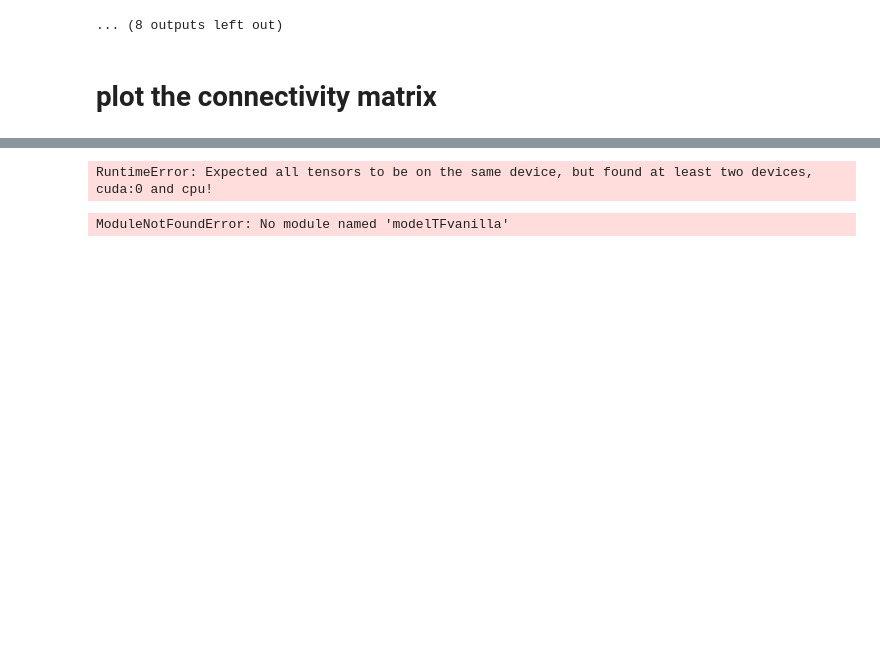
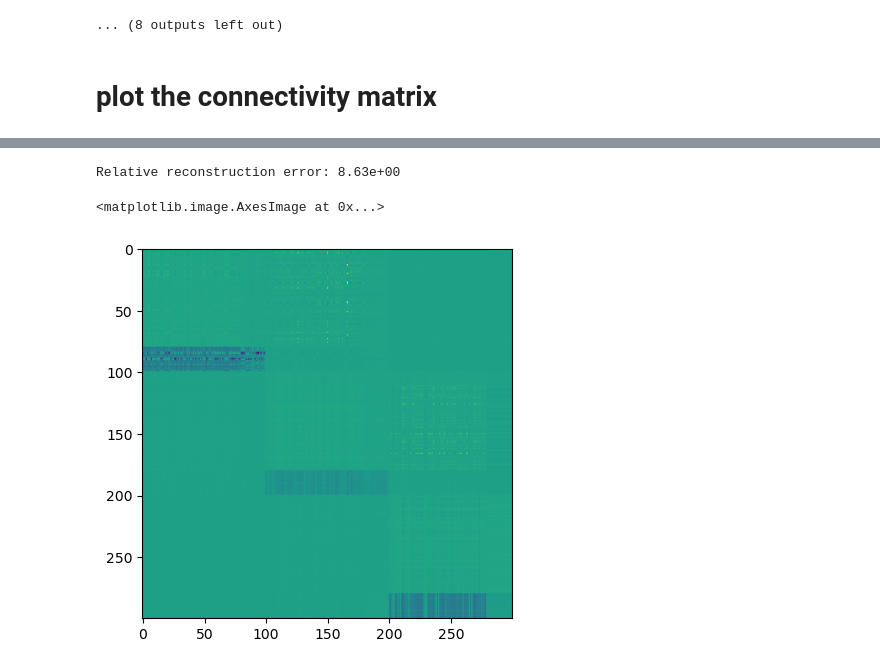
Before and after one commit to tianw6/lowrank_inference, a Jupyter notebook: notebooks/debug3Area.ipynb, the cells around one changed output, grey strips where cells are left out. Cells and saved outputs as stored; diff of their text form; code cells hidden in the pictures; blank space fills up the shorter version.

Commit message:
fix bug of 3 area

```diff
--- a/notebooks/debug3Area.ipynb
+++ b/notebooks/debug3Area.ipynb
@@ -320,18 +343,0 @@ array([[0., 0., 0., ..., 0., 0., 0.],
-# %%
-with torch.no_grad():
-    net.wi.copy_(net.wi*wi_mask)
-
-    net.wo.copy_(net.wo*wo_mask)
-    net.wrec.copy_(np.abs(net.wrec)*wrec_mask)
-
-# save the model
-# torch.save(net.state_dict(), f'../models/TFconn{size}.pt')
-
-netwi = net.wi.detach().numpy()
-netwo = net.wo.detach().numpy()
-netwrec = net.wrec.detach().numpy()
-
-plt.imshow(netwrec)
-plt.colorbar()
-# %% [output]
-RuntimeError: Expected all tensors to be on the same device, but found at least two devices, cuda:0 and cpu!
@@ -341,7 +344,28 @@ RuntimeError: Expected all tensors to be on the same device, but found at least
-# %%
-
-
-
-loaded_model = torch.load('../models/model_EI3AreasEfullyTrain10000.pth')
-# %% [output]
-ModuleNotFoundError: No module named 'modelTFvanilla'
+# %%
+# Perform full SVD
+U, S, Vh = torch.linalg.svd(wrec)
+
+# Convert singular values vector to diagonal matrix
+S_matrix = torch.diag(S)
+
+# Reconstruct the original matrix
+A_reconstructed = U @ S_matrix @ Vh
+
+
+k = 10  # number of components to keep
+
+U_k = U[:, :k]
+S_k = torch.diag(S[:k])
+Vh_k = Vh[:k, :]
+
+A_approx = U_k @ S_k @ Vh_k
+
+# Check reconstruction error (optional)
+reconstruction_error = torch.norm(mask_rec - A_approx) / torch.norm(wrec)
+print(f"Relative reconstruction error: {reconstruction_error:.2e}")
+
+plt.imshow(A_approx)
+# %% [output]
+Relative reconstruction error: 8.63e+00
+<matplotlib.image.AxesImage at 0x...>
+[figure, added]
```
Also changed, not shown: parts of 21 cells of this notebook, 4 other files.
